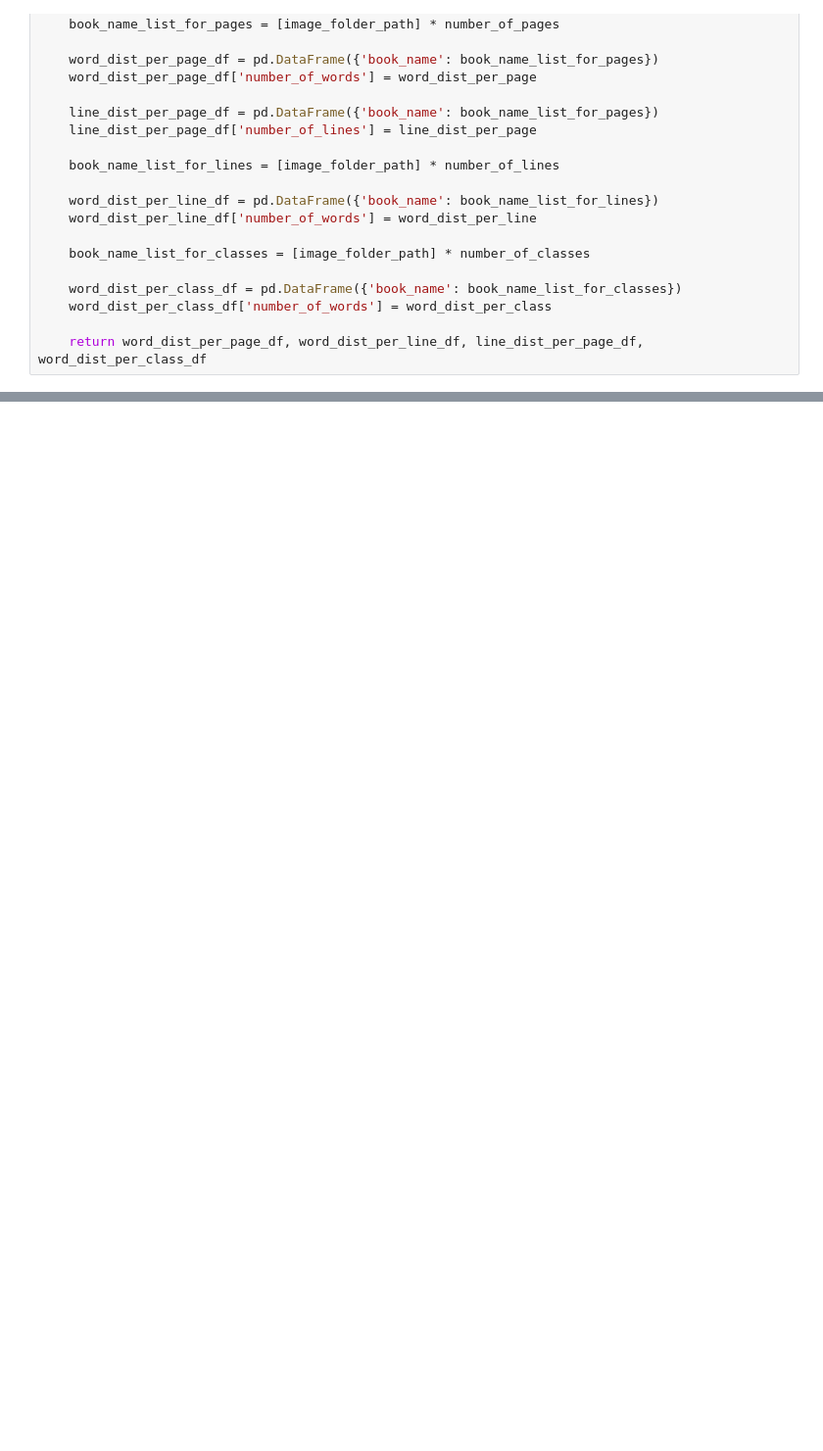
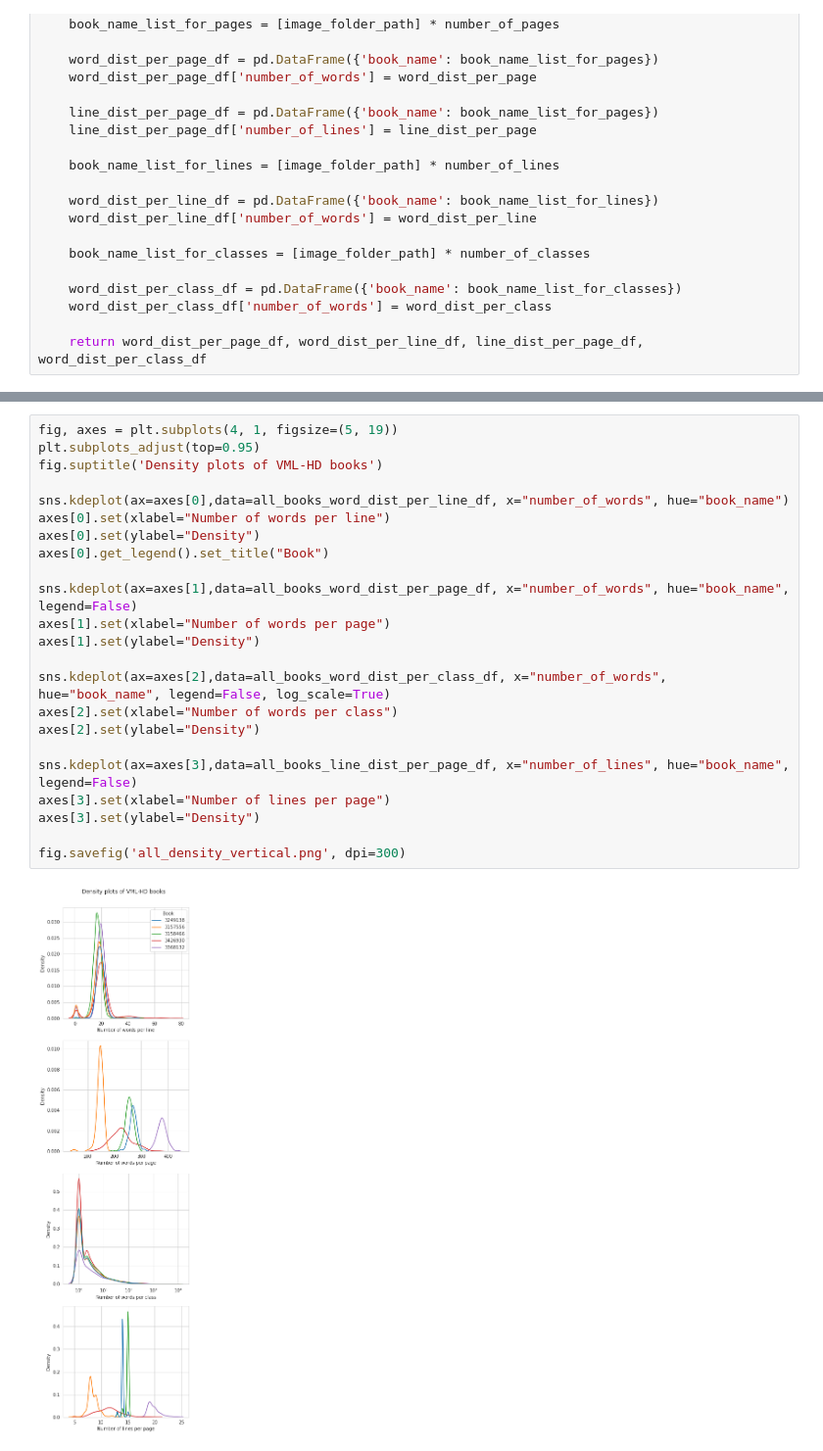
Before and after one commit to beratkurar/vmlhd_dataset_text_line_annotations_from_word_annotations, a Jupyter notebook: vml_pagexml_line_and_word_labels_from_word_labels_with_statistics.ipynb, the cells around one changed output, grey strips where cells are left out. Shown: that part at 98% size. Drawn from its saved outputs; the diff is of its cells as text; blank space fills up the shorter version.

```diff
--- a/vml_pagexml_line_and_word_labels_from_word_labels_with_statistics.ipynb
+++ b/vml_pagexml_line_and_word_labels_from_word_labels_with_statistics.ipynb
@@ -423,0 +424,25 @@ fig.savefig('all_density.png', dpi=300)
+# %%
+fig, axes = plt.subplots(4, 1, figsize=(5, 19))
+plt.subplots_adjust(top=0.95)
+fig.suptitle('Density plots of VML-HD books')
+
+sns.kdeplot(ax=axes[0],data=all_books_word_dist_per_line_df, x="number_of_words", hue="book_name")
+axes[0].set(xlabel="Number of words per line")
+axes[0].set(ylabel="Density")
+axes[0].get_legend().set_title("Book")
+
+sns.kdeplot(ax=axes[1],data=all_books_word_dist_per_page_df, x="number_of_words", hue="book_name", legend=False)
+axes[1].set(xlabel="Number of words per page")
+axes[1].set(ylabel="Density")
+
+sns.kdeplot(ax=axes[2],data=all_books_word_dist_per_class_df, x="number_of_words", hue="book_name", legend=False, log_scale=True)
+axes[2].set(xlabel="Number of words per class")
+axes[2].set(ylabel="Density")
+
+sns.kdeplot(ax=axes[3],data=all_books_line_dist_per_page_df, x="number_of_lines", hue="book_name", legend=False)
+axes[3].set(xlabel="Number of lines per page")
+axes[3].set(ylabel="Density")
+
+fig.savefig('all_density_vertical.png', dpi=300)
+# %% [output]
+[figure, added]
```
Also changed, not shown: parts of 7 cells of this notebook.
